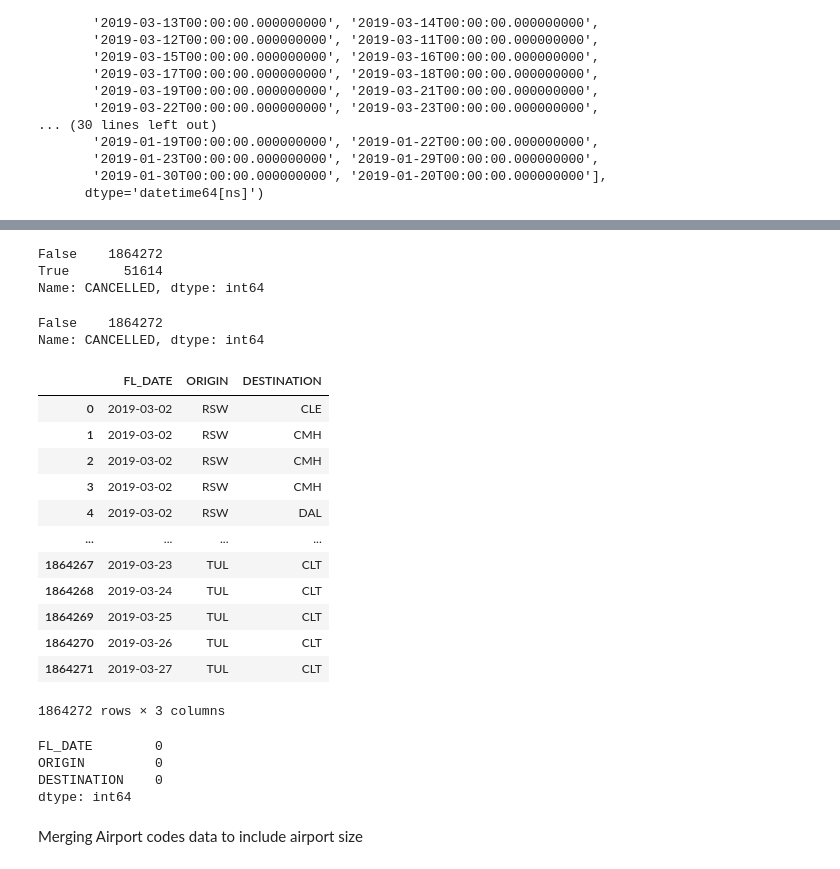
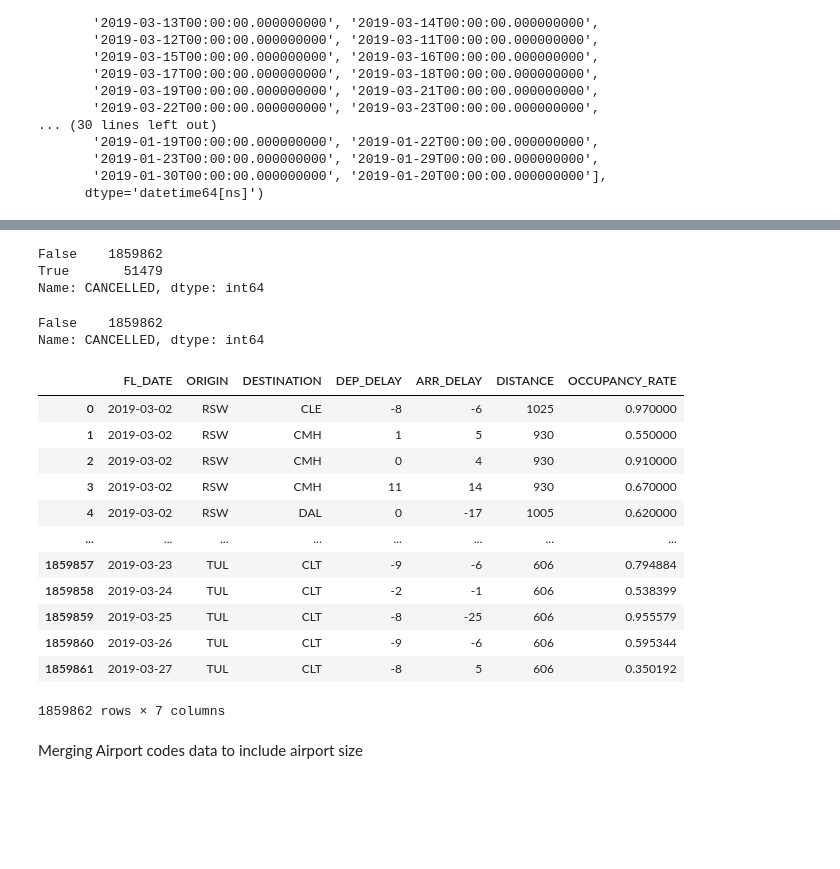
Before and after one commit to jt-hunter/Datachallenge, a Jupyter notebook: James Taylor Data Challenge.ipynb, the cells around one changed output, grey strips where cells are left out. Saved outputs shown, nothing was run; the diff lists cells and outputs as text; code cells hidden in the pictures; blank space fills up the shorter version.

```diff
--- a/James Taylor Data Challenge.ipynb
+++ b/James Taylor Data Challenge.ipynb
@@ -304,0 +335,12 @@ memory usage: 58.5+ MB
+# %%
+min_val = flights_cleaned['DISTANCE'].min()
+
+# Check if it's negative
+
+# Get index of the most negative value
+idx = flights_cleaned['DISTANCE'].idxmin()
+
+print(flights_cleaned['DISTANCE'].idxmin())
+# Replace it with its absolute value
+flights_cleaned.at[idx, 'DISTANCE'] = abs(min_val)
+print(flights_cleaned['DISTANCE'].min())
@@ -317,7 +414,8 @@ def get_columns_to_category(df, columns):
     return df
 # %%
 # Convert airport 3 digit code data type from object to category for memory usage
-flights1 = get_columns_to_category(flights1, ['ORIGIN', 'DESTINATION'])
+flights_cleaned = get_columns_to_category(flights_cleaned, ['ORIGIN', 'DESTINATION'])
 
-# Convert cancelled True/False from int to bool
-flights1['CANCELLED'] = flights1['CANCELLED'].astype('bool')
+flights_cleaned = columns_to_dtype_int32(flights_cleaned, ['DEP_DELAY', 'ARR_DELAY', 'DISTANCE'])
+
+flights_cleaned['CANCELLED'] = flights_cleaned['CANCELLED'].astype('bool')
@@ -354,41 +440,34 @@ memory usage: 23.8 MB
 # %%
-flights1['CANCELLED'].value_counts()
+flights_cleaned['CANCELLED'].value_counts()
 # %% [output]
-False    1864272
-True       51614
+False    1859862
+True       51479
 Name: CANCELLED, dtype: int64
 # %%
-flights1 = flights1[flights1['CANCELLED'] == False]
+flights_cleaned = flights_cleaned[flights_cleaned['CANCELLED'] == False]
 # %%
-flights1['CANCELLED'].value_counts()
+flights_cleaned['CANCELLED'].value_counts()
 # %% [output]
-False    1864272
+False    1859862
 Name: CANCELLED, dtype: int64
 # %%
-flights1 = flights1.drop('CANCELLED', axis=1).reset_index(drop=True)
+flights_cleaned = flights_cleaned.drop('CANCELLED', axis=1).reset_index(drop=True)
 # %%
-flights1
+flights_cleaned
 # %% [output]
-|  | FL_DATE | ORIGIN | DESTINATION |
-| 0 | 2019-03-02 | RSW | CLE |
-| 1 | 2019-03-02 | RSW | CMH |
-| 2 | 2019-03-02 | RSW | CMH |
-| 3 | 2019-03-02 | RSW | CMH |
-| 4 | 2019-03-02 | RSW | DAL |
-| ... | ... | ... | ... |
-| 1864267 | 2019-03-23 | TUL | CLT |
-| 1864268 | 2019-03-24 | TUL | CLT |
-| 1864269 | 2019-03-25 | TUL | CLT |
-| 1864270 | 2019-03-26 | TUL | CLT |
-| 1864271 | 2019-03-27 | TUL | CLT |
+|  | FL_DATE | ORIGIN | DESTINATION | DEP_DELAY | ARR_DELAY | DISTANCE | OCCUPANCY_RATE |
+| 0 | 2019-03-02 | RSW | CLE | -8 | -6 | 1025 | 0.970000 |
+| 1 | 2019-03-02 | RSW | CMH | 1 | 5 | 930 | 0.550000 |
+| 2 | 2019-03-02 | RSW | CMH | 0 | 4 | 930 | 0.910000 |
+| 3 | 2019-03-02 | RSW | CMH | 11 | 14 | 930 | 0.670000 |
+| 4 | 2019-03-02 | RSW | DAL | 0 | -17 | 1005 | 0.620000 |
+| ... | ... | ... | ... | ... | ... | ... | ... |
+| 1859857 | 2019-03-23 | TUL | CLT | -9 | -6 | 606 | 0.794884 |
+| 1859858 | 2019-03-24 | TUL | CLT | -2 | -1 | 606 | 0.538399 |
+| 1859859 | 2019-03-25 | TUL | CLT | -8 | -25 | 606 | 0.955579 |
+| 1859860 | 2019-03-26 | TUL | CLT | -9 | -6 | 606 | 0.595344 |
+| 1859861 | 2019-03-27 | TUL | CLT | -8 | 5 | 606 | 0.350192 |
-1864272 rows × 3 columns
+1859862 rows × 7 columns
-# %%
-flights1.isnull().sum()
-# %% [output]
-FL_DATE        0
-ORIGIN         0
-DESTINATION    0
-dtype: int64
 # %% [markdown]
 Merging Airport codes data to include airport size
 # %%
```
Also changed, not shown: parts of 91 cells of this notebook.
